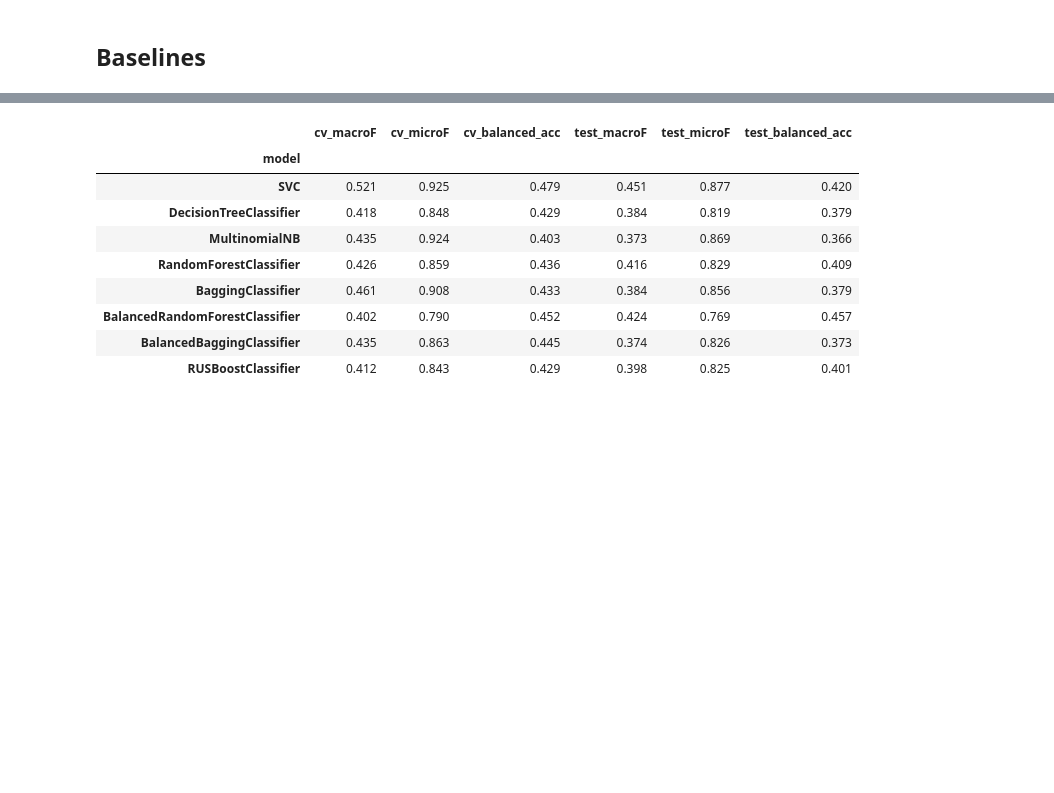
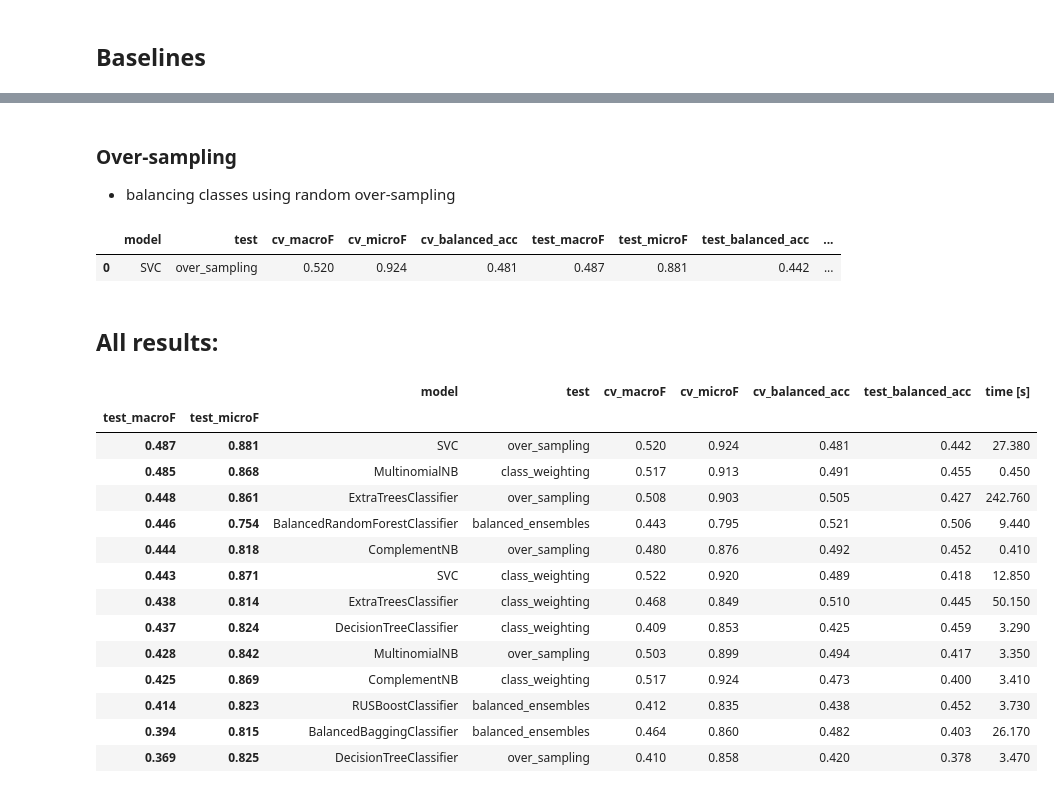
Before and after one commit to k-katarzyna/Cyberbullying_Hatespeech_Detection, a Jupyter notebook: Poleval_2019/main.ipynb, the cells around one changed output, grey strips where cells are left out. Cells and saved outputs as stored; diff of their text form; code cells hidden in the pictures; blank space fills up the shorter version.

```diff
--- a/Poleval_2019/main.ipynb
+++ b/Poleval_2019/main.ipynb
@@ -124,0 +173,5 @@ stem_transformer = FunctionTransformer(lambda texts: [stemmer.stem(word) for wor
+# %%
+vectorizer_token_pattern = r"[\U00010000-\U0010ffff]|\b\w\w+\b" # word or emoji
+vectorizer = CountVectorizer(ngram_range=(1,1))
+
+print(f"Before lemmatization: {len(vectorizer.fit(train_data).get_feature_names_out())} features\nAfter: {len(vectorizer.fit(lemmatized).get_feature_names_out())} features\n(unigrams only)")
@@ -185,0 +247,9 @@ results_weighting = optimize_models(names, model_grids, preprocess_grid, pipelin
+# %%
+balanced_weights = compute_class_weight("balanced",
+                                        classes=np.unique(train_labels),
+                                        y=train_labels)
+weight_0, weight_1, weight_2 = balanced_weights
+class_weights = [{0: weight_0, 1: weight_1, 2: weight_2},
+                {0: 1, 1: 35, 2: 15},
+                {0: 1, 1: 20, 2: 10}]
+balanced_weights
@@ -223,15 +334,51 @@ results_balanced_ens = optimize_models(names, model_grids, preprocess_grid, pipe
-# %%
-frame = pd.concat([results_weighting, results_balanced_ens])
-frame.to_feather("frame.feather")
-frame.set_index("model")
-# %% [output]
-|  | cv_macroF | cv_microF | cv_balanced_acc | test_macroF | test_microF | test_balanced_acc |
-| model |  |  |  |  |  |  |
-| SVC | 0.521 | 0.925 | 0.479 | 0.451 | 0.877 | 0.420 |
-| DecisionTreeClassifier | 0.418 | 0.848 | 0.429 | 0.384 | 0.819 | 0.379 |
-| MultinomialNB | 0.435 | 0.924 | 0.403 | 0.373 | 0.869 | 0.366 |
-| RandomForestClassifier | 0.426 | 0.859 | 0.436 | 0.416 | 0.829 | 0.409 |
-| BaggingClassifier | 0.461 | 0.908 | 0.433 | 0.384 | 0.856 | 0.379 |
-| BalancedRandomForestClassifier | 0.402 | 0.790 | 0.452 | 0.424 | 0.769 | 0.457 |
-| BalancedBaggingClassifier | 0.435 | 0.863 | 0.445 | 0.374 | 0.826 | 0.373 |
-| RUSBoostClassifier | 0.412 | 0.843 | 0.429 | 0.398 | 0.825 | 0.401 |
+# %% [markdown]
+### Over-sampling
+* balancing classes using random over-sampling
+# %%
+# a new 'imbalanced' pipeline that allows resampling
+imb_pipeline = ImbPipeline([
+        ("lemmatizer", LemmaTransformer()),
+        ("vectorizer", CountVectorizer()),
+        ("oversampler", RandomOverSampler(random_state=SEED)),
+        ("model", SVC())
+    ])
+
+model_grids = [base_SVC_grid, base_DecisionTree_grid, base_ExtraTrees_grid,
+               MultiNB_grid, ComplNB_grid]
+names = [grid["model"][0].__class__.__name__ for grid in model_grids]
+
+results_over_sampling = optimize_models(names, model_grids,
+                                        preprocess_grid, imb_pipeline,
+                                        train_data, train_labels,
+                                        test_data, test_labels,
+                                        test="over_sampling")
+
+results_over_sampling.nlargest(1,"test_macroF") # best F1-macro result for this test
+# %% [output]
+|  | model | test | cv_macroF | cv_microF | cv_balanced_acc | test_macroF | test_microF | test_balanced_acc | ... |
+| 0 | SVC | over_sampling | 0.520 | 0.924 | 0.481 | 0.487 | 0.881 | 0.442 | ... |
+# %% [markdown]
+## All results:
+# %%
+all_results = pd.concat([results_weighting, results_balanced_ens, results_over_sampling])
+all_results.to_feather("results/results.feather")
+results = (all_results
+           .set_index(["test_macroF", "test_microF"])
+           .sort_values(["test_macroF", "test_microF"], ascending=False))
+results
+# %% [output]
+|  |  | model | test | cv_macroF | cv_microF | cv_balanced_acc | test_balanced_acc | time [s] |
+| test_macroF | test_microF |  |  |  |  |  |  |  |
+| 0.487 | 0.881 | SVC | over_sampling | 0.520 | 0.924 | 0.481 | 0.442 | 27.380 |
+| 0.485 | 0.868 | MultinomialNB | class_weighting | 0.517 | 0.913 | 0.491 | 0.455 | 0.450 |
+| 0.448 | 0.861 | ExtraTreesClassifier | over_sampling | 0.508 | 0.903 | 0.505 | 0.427 | 242.760 |
+| 0.446 | 0.754 | BalancedRandomForestClassifier | balanced_ensembles | 0.443 | 0.795 | 0.521 | 0.506 | 9.440 |
+| 0.444 | 0.818 | ComplementNB | over_sampling | 0.480 | 0.876 | 0.492 | 0.452 | 0.410 |
+| 0.443 | 0.871 | SVC | class_weighting | 0.522 | 0.920 | 0.489 | 0.418 | 12.850 |
+| 0.438 | 0.814 | ExtraTreesClassifier | class_weighting | 0.468 | 0.849 | 0.510 | 0.445 | 50.150 |
+| 0.437 | 0.824 | DecisionTreeClassifier | class_weighting | 0.409 | 0.853 | 0.425 | 0.459 | 3.290 |
+| 0.428 | 0.842 | MultinomialNB | over_sampling | 0.503 | 0.899 | 0.494 | 0.417 | 3.350 |
+| 0.425 | 0.869 | ComplementNB | class_weighting | 0.517 | 0.924 | 0.473 | 0.400 | 3.410 |
+| 0.414 | 0.823 | RUSBoostClassifier | balanced_ensembles | 0.412 | 0.835 | 0.438 | 0.452 | 3.730 |
+| 0.394 | 0.815 | BalancedBaggingClassifier | balanced_ensembles | 0.464 | 0.860 | 0.482 | 0.403 | 26.170 |
+| 0.369 | 0.825 | DecisionTreeClassifier | over_sampling | 0.410 | 0.858 | 0.420 | 0.378 | 3.470 |
```
Also changed, not shown: parts of 28 cells of this notebook, 15 other files.
